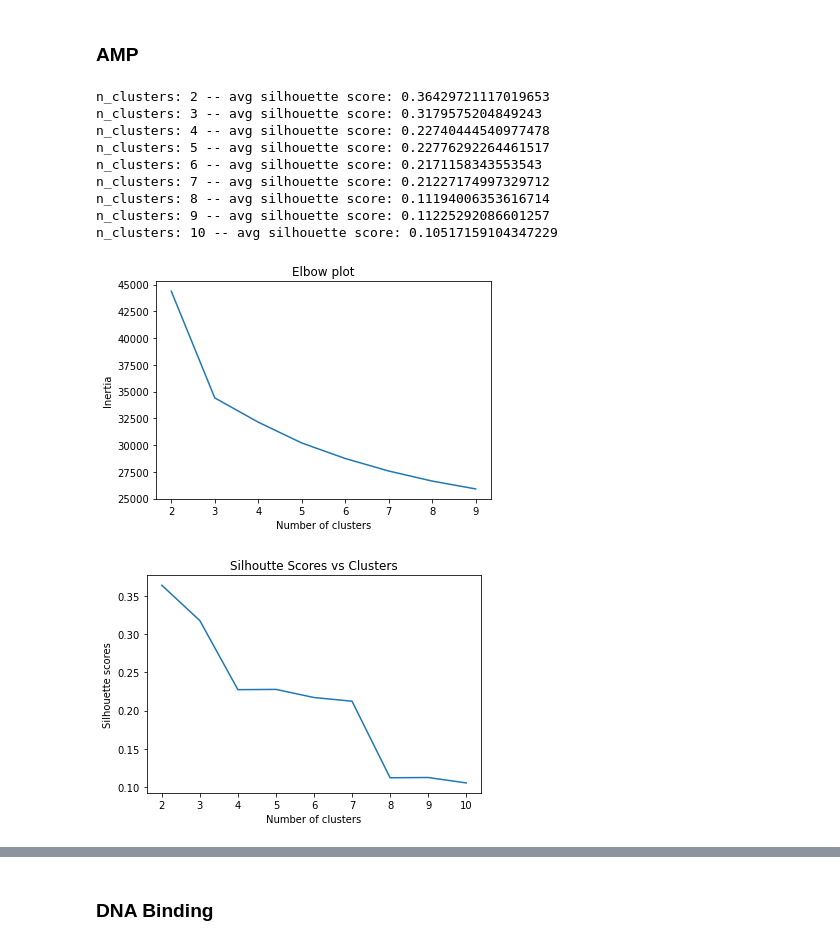
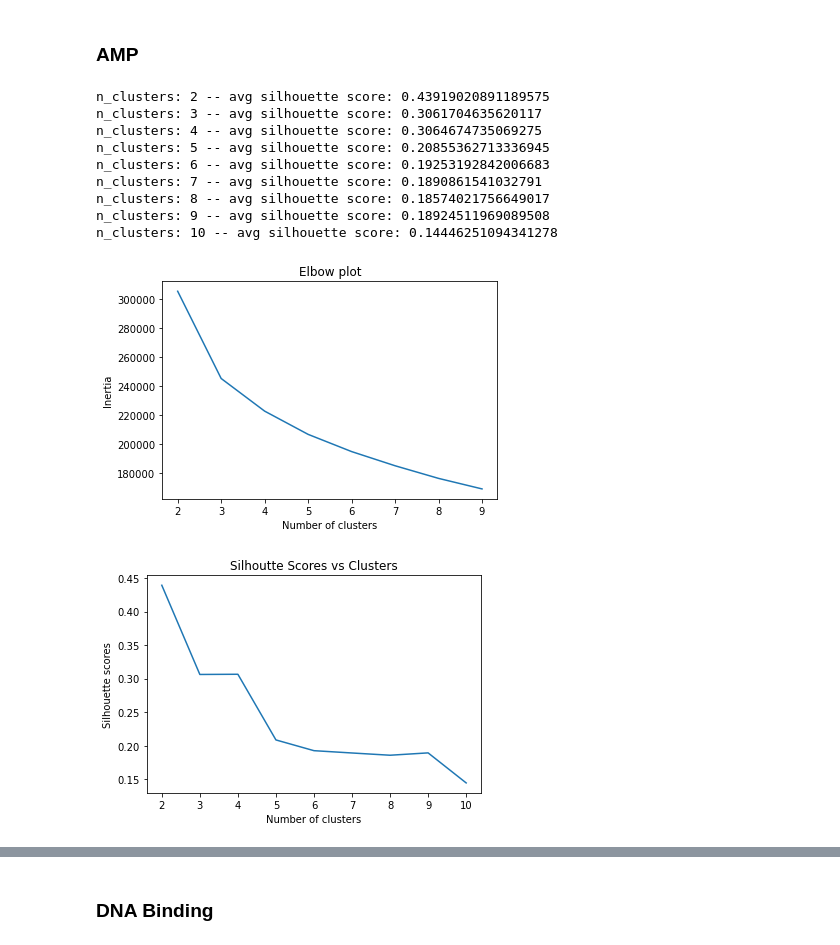
Before and after one commit to vin00d/peptide, a Jupyter notebook: 04_lstm.ipynb, the cells around one changed output, grey strips where cells are left out. Saved outputs shown, nothing was run; the diff lists cells and outputs as text; code cells hidden in the pictures.

```diff
--- a/04_lstm.ipynb
+++ b/04_lstm.ipynb
@@ -379,17 +473,18 @@ Cluster counts: Counter({2: 489, 5: 394, 1: 296, 3: 257, 0: 206, 4: 80})
 # %% [markdown]
 ### AMP
 # %%
-X_train, y_train, X_test, y_test = amp_data.get_lstm_emb('amp_avgpool_train.h5', 'amp_avgpool_test.h5')
-X_pca = pick_k(X_train, X_test)
+X_train, y_train, X_test, y_test = amp_data.get_lstm_emb('amp_maxpool_train.h5', 'amp_maxpool_test.h5')
+amp_learner = Learner(X_train, y_train, X_test, y_test)
+X_pca = amp_learner.pick_k()
 # %% [output]
-n_clusters: 2 -- avg silhouette score: 0.36429721117019653
-n_clusters: 3 -- avg silhouette score: 0.3179575204849243
-n_clusters: 4 -- avg silhouette score: 0.22740444540977478
-n_clusters: 5 -- avg silhouette score: 0.22776292264461517
-n_clusters: 6 -- avg silhouette score: 0.2171158343553543
-n_clusters: 7 -- avg silhouette score: 0.21227174997329712
-n_clusters: 8 -- avg silhouette score: 0.11194006353616714
-n_clusters: 9 -- avg silhouette score: 0.11225292086601257
-n_clusters: 10 -- avg silhouette score: 0.10517159104347229
+n_clusters: 2 -- avg silhouette score: 0.43919020891189575
+n_clusters: 3 -- avg silhouette score: 0.3061704635620117
+n_clusters: 4 -- avg silhouette score: 0.3064674735069275
+n_clusters: 5 -- avg silhouette score: 0.20855362713336945
+n_clusters: 6 -- avg silhouette score: 0.19253192842006683
+n_clusters: 7 -- avg silhouette score: 0.1890861541032791
+n_clusters: 8 -- avg silhouette score: 0.18574021756649017
+n_clusters: 9 -- avg silhouette score: 0.18924511969089508
+n_clusters: 10 -- avg silhouette score: 0.14446251094341278
-[figure, old version]
+[figure, new version]
-[figure, old version]
+[figure, new version]
```
Also changed, not shown: parts of 86 cells of this notebook, 19 other files.
